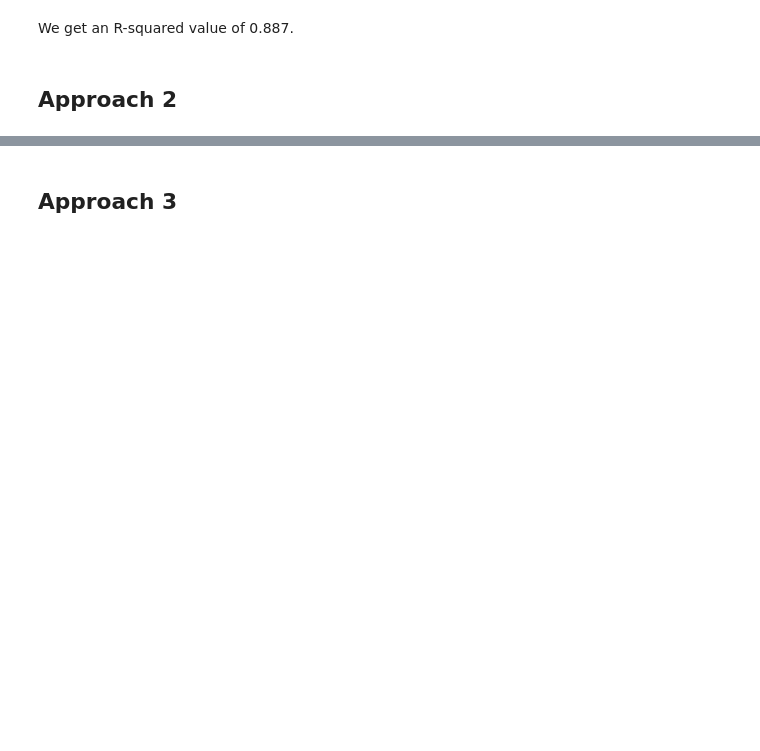
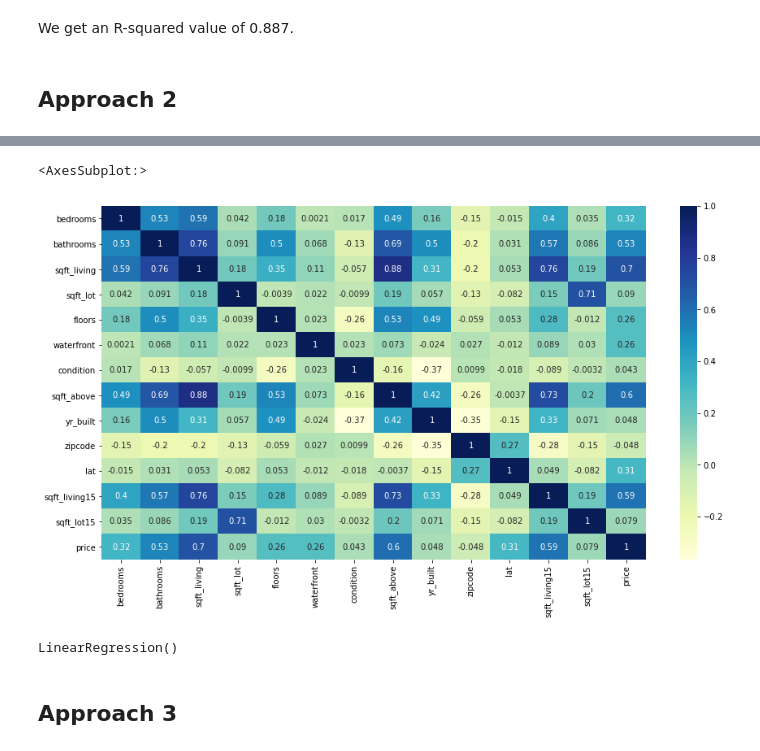
Before and after one commit to Collin9726/house-sales-regression-modeling, a Jupyter notebook: index.ipynb, the cells around one changed output, grey strips where cells are left out. Cells and saved outputs as stored; diff of their text form; code cells hidden in the pictures; blank space fills up the shorter version.

```diff
--- a/index.ipynb
+++ b/index.ipynb
@@ -329,0 +383,6 @@ We get an R-squared value of 0.887.
+# %%
+x=df2[['bedrooms', 'bathrooms', 'sqft_living', 'sqft_lot', 'floors',
+       'waterfront', 'condition', 'sqft_above', 'yr_built', 'zipcode', 'lat',
+       'sqft_living15', 'sqft_lot15']]
+# %%
+y=df2['price']
@@ -329,0 +391,3 @@ We get an R-squared value of 0.887.
+# %%
+x_train, x_test, y_train, y_test = train_test_split(x, y, test_size=0.2, random_state=42)
+x_train
@@ -329,0 +423,3 @@ We get an R-squared value of 0.887.
+# %%
+train_data = x_train.join(y_train)
+train_data
@@ -329,0 +458,6 @@ We get an R-squared value of 0.887.
+# %%
+plt.figure(figsize=(15,8))
+sns.heatmap(train_data.corr(), annot=True, cmap='YlGnBu')
+# %% [output]
+<AxesSubplot:>
+[figure, added]
@@ -330,2 +469,7 @@ We get an R-squared value of 0.887.
+# %%
+
+lr.fit(x_train, y_train)
+# %% [output]
+LinearRegression()
 # %% [markdown]
 ## Approach 3
```
Also changed, not shown: parts of 13 cells of this notebook.
